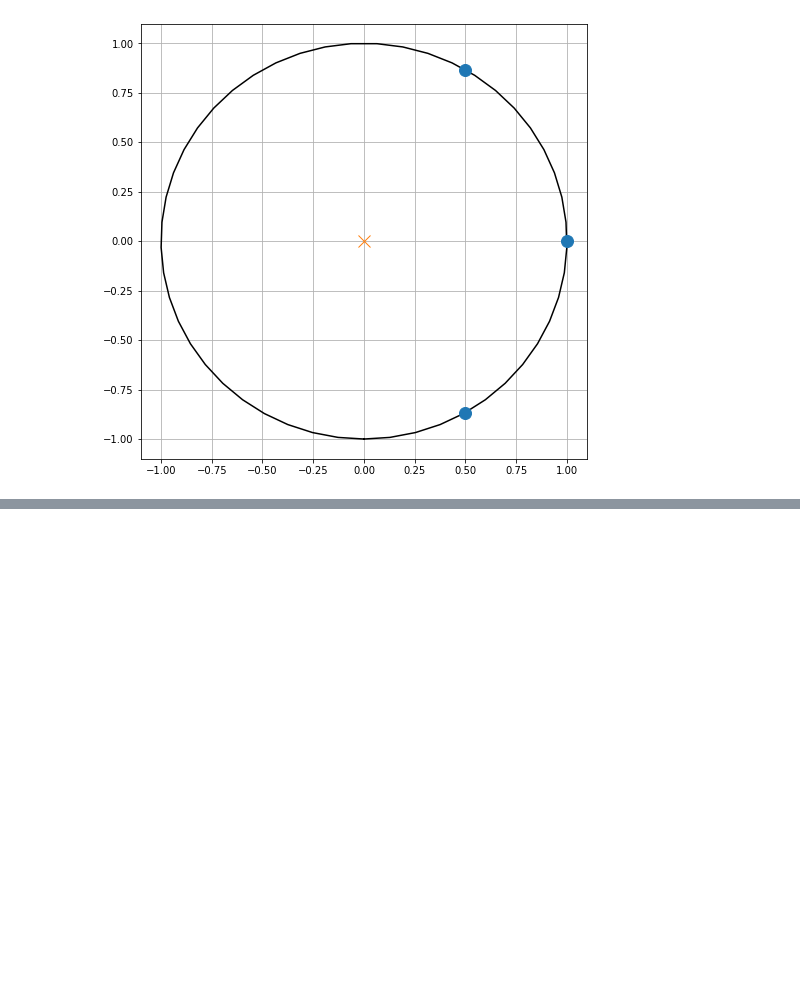
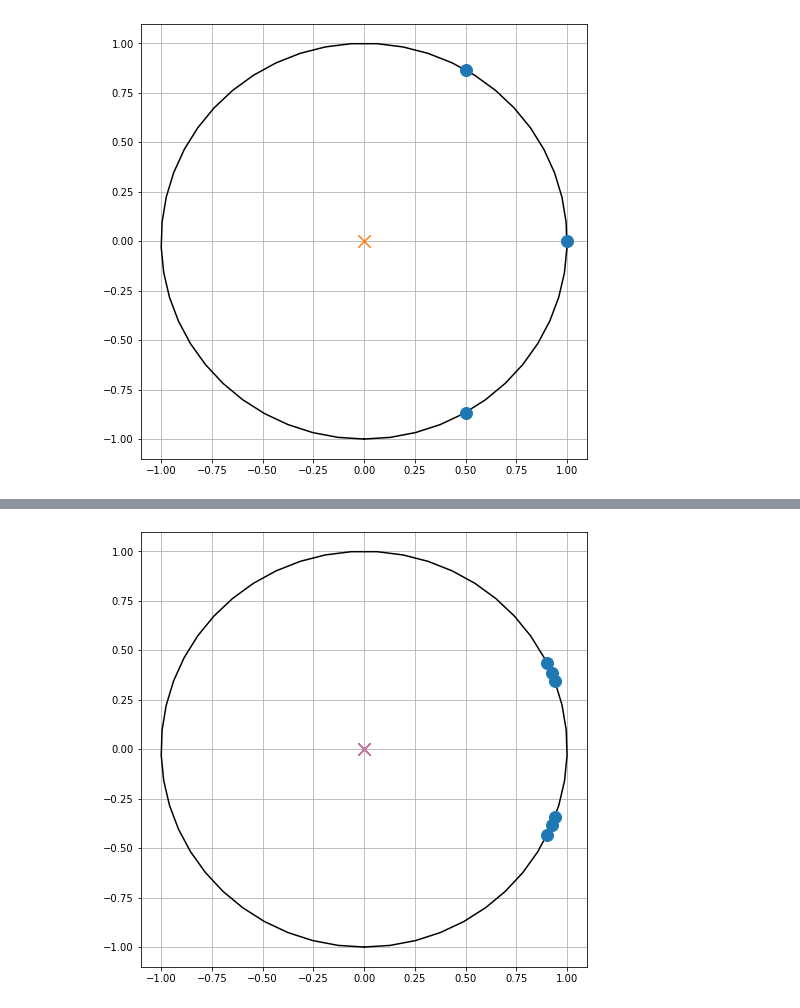
Before and after one commit to shinco0327/SS_EXP, a Jupyter notebook: Lesson_4_and_frequency_response_z_plot.ipynb, the cells around one changed output, grey strips where cells are left out. Cells and saved outputs as stored; diff of their text form; code cells hidden in the pictures; blank space fills up the shorter version.

```diff
--- a/Lesson_4_and_frequency_response_z_plot.ipynb
+++ b/Lesson_4_and_frequency_response_z_plot.ipynb
@@ -147,0 +195,28 @@ plt.grid()
+# %%
+#(4)
+%matplotlib inline
+import numpy as np
+import matplotlib.pyplot as plt
+
+angle = np.linspace(-np.pi, np.pi, 50)
+cirx = np.sin(angle)
+ciry = np.cos(angle)
+plt.figure(figsize=(8,8))
+plt.plot(cirx, ciry,'k-')
+
+
+
+
+
+zeros = [np.roots([1, -np.exp((-1j*np.pi)/7)]), np.roots([1, -np.exp((-1j*np.pi)/8)]), np.roots([1, -np.exp((-1j*np.pi)/9)]),
+        np.roots([1, -np.exp((-1j*np.pi)/-7)]), np.roots([1, -np.exp((-1j*np.pi)/-8)]), np.roots([1, -np.exp((-1j*np.pi)/-9)])]
+plt.plot(np.real(zeros), np.imag(zeros), 'o', markersize=12)
+plt.plot(0, 0, 'x', markersize=12)
+plt.plot(0, 0, 'x', markersize=12)
+plt.plot(0, 0, 'x', markersize=12)
+plt.plot(0, 0, 'x', markersize=12)
+plt.plot(0, 0, 'x', markersize=12)
+plt.plot(0, 0, 'x', markersize=12)
+plt.grid()
+# %% [output]
+[figure, added]
```
Also changed, not shown: parts of 6 cells of this notebook.
